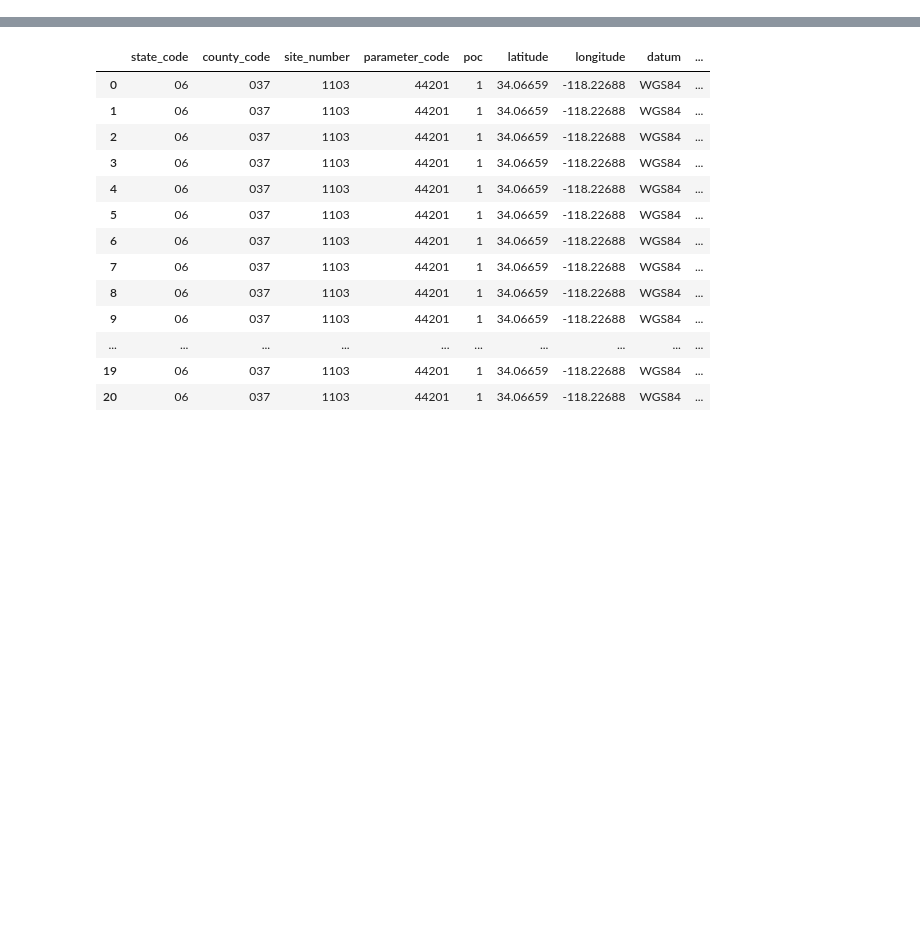
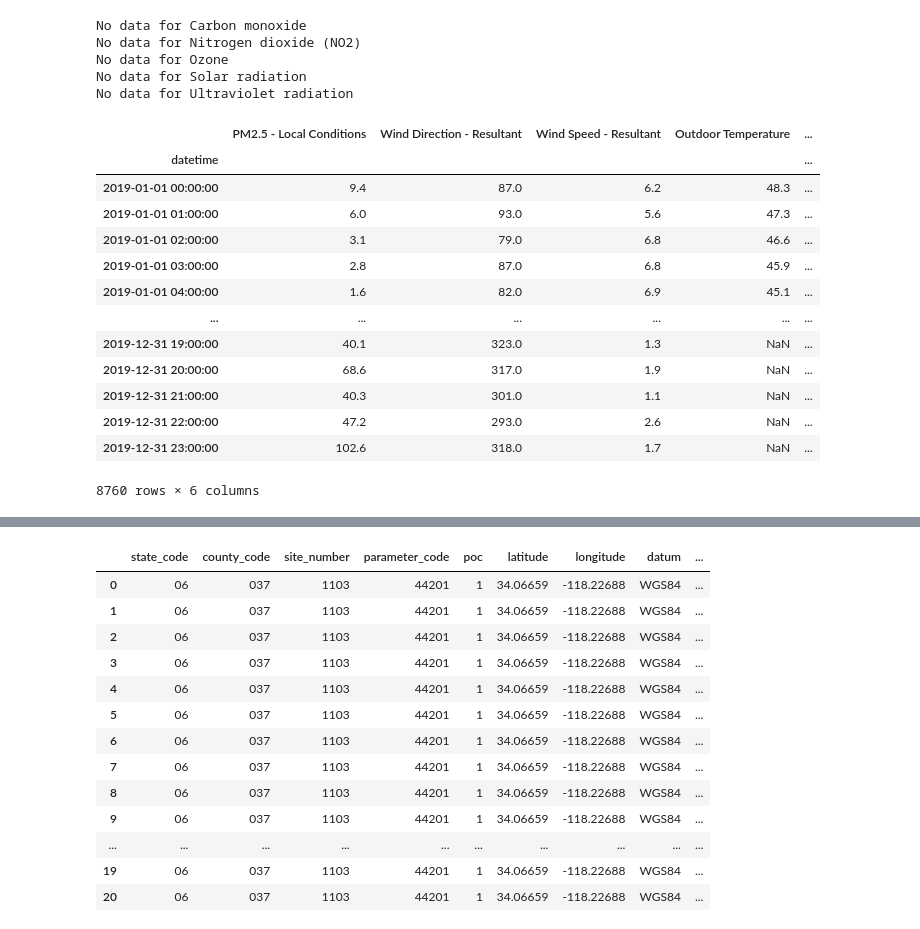
Before and after one commit to osrussell/chem150, a Jupyter notebook: testing.ipynb, the cells around one changed output, grey strips where cells are left out. Drawn from its saved outputs; the diff is of its cells as text; code cells hidden in the pictures; blank space fills up the shorter version.

```diff
--- a/testing.ipynb
+++ b/testing.ipynb
@@ -31,3 +31,26 @@ LIST_PARAM_CLASSES = 'list/classes'
 LIST_PARAM_IN_CLASS = 'list/parametersByClass'
 # %%
 datafetcher = DataFetcher()
+# %%
+PM25_2_df = datafetcher.create_dataset(20190101, 20191231, site=4004, county='037', state='06', processed=True, verbose=False)
+PM25_2_df
+# %% [output]
+No data for Carbon monoxide
+No data for Nitrogen dioxide (NO2)
+No data for Ozone
+No data for Solar radiation
+No data for Ultraviolet radiation
+|  | PM2.5 - Local Conditions | Wind Direction - Resultant | Wind Speed - Resultant | Outdoor Temperature | ... |
+| datetime |  |  |  |  | ... |
+| 2019-01-01 00:00:00 | 9.4 | 87.0 | 6.2 | 48.3 | ... |
+| 2019-01-01 01:00:00 | 6.0 | 93.0 | 5.6 | 47.3 | ... |
+| 2019-01-01 02:00:00 | 3.1 | 79.0 | 6.8 | 46.6 | ... |
+| 2019-01-01 03:00:00 | 2.8 | 87.0 | 6.8 | 45.9 | ... |
+| 2019-01-01 04:00:00 | 1.6 | 82.0 | 6.9 | 45.1 | ... |
+| ... | ... | ... | ... | ... | ... |
+| 2019-12-31 19:00:00 | 40.1 | 323.0 | 1.3 | NaN | ... |
+| 2019-12-31 20:00:00 | 68.6 | 317.0 | 1.9 | NaN | ... |
+| 2019-12-31 21:00:00 | 40.3 | 301.0 | 1.1 | NaN | ... |
+| 2019-12-31 22:00:00 | 47.2 | 293.0 | 2.6 | NaN | ... |
+| 2019-12-31 23:00:00 | 102.6 | 318.0 | 1.7 | NaN | ... |
+8760 rows × 6 columns
```
Also changed, not shown: parts of 1 cell of this notebook, 1 other file.
